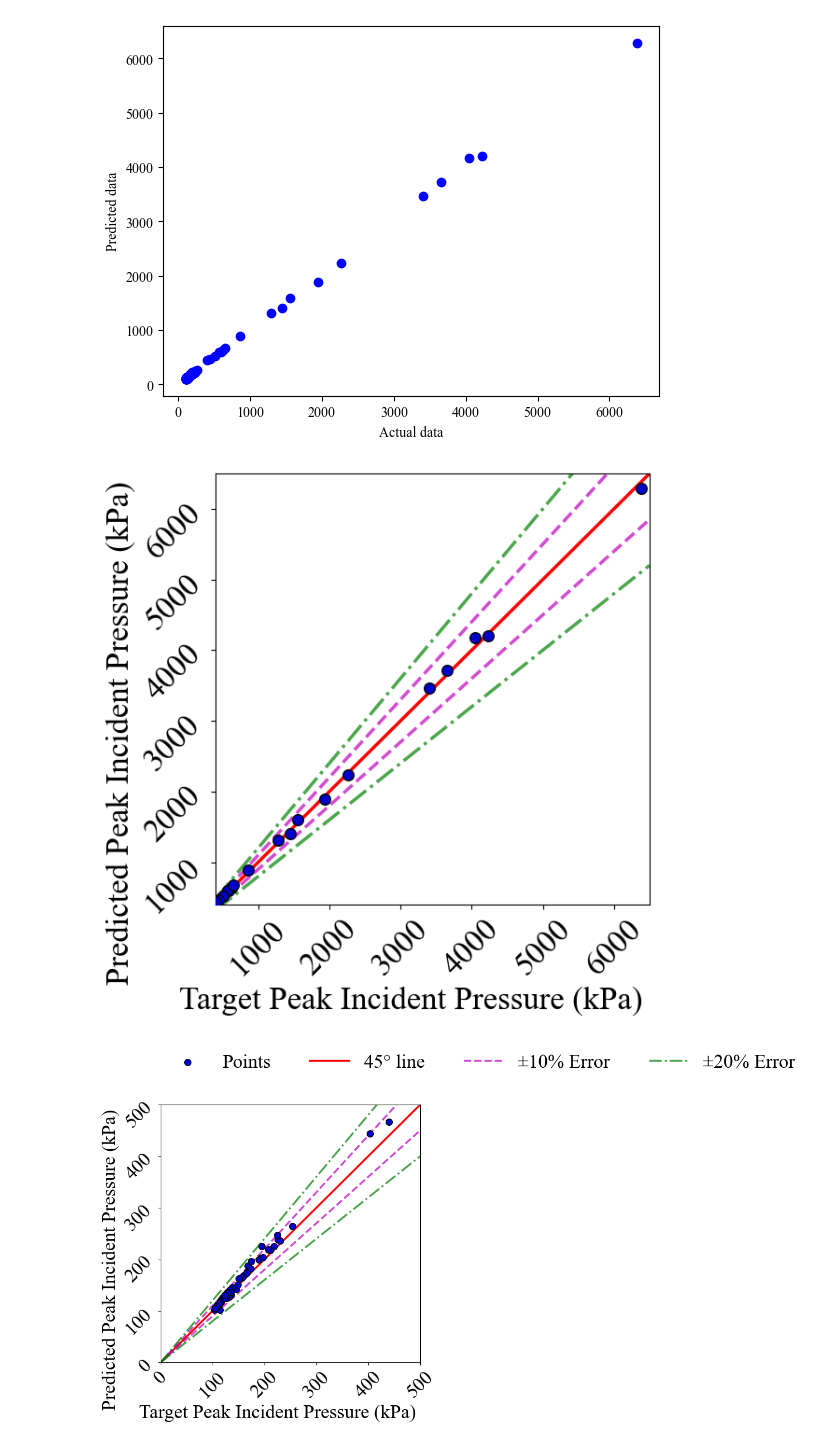
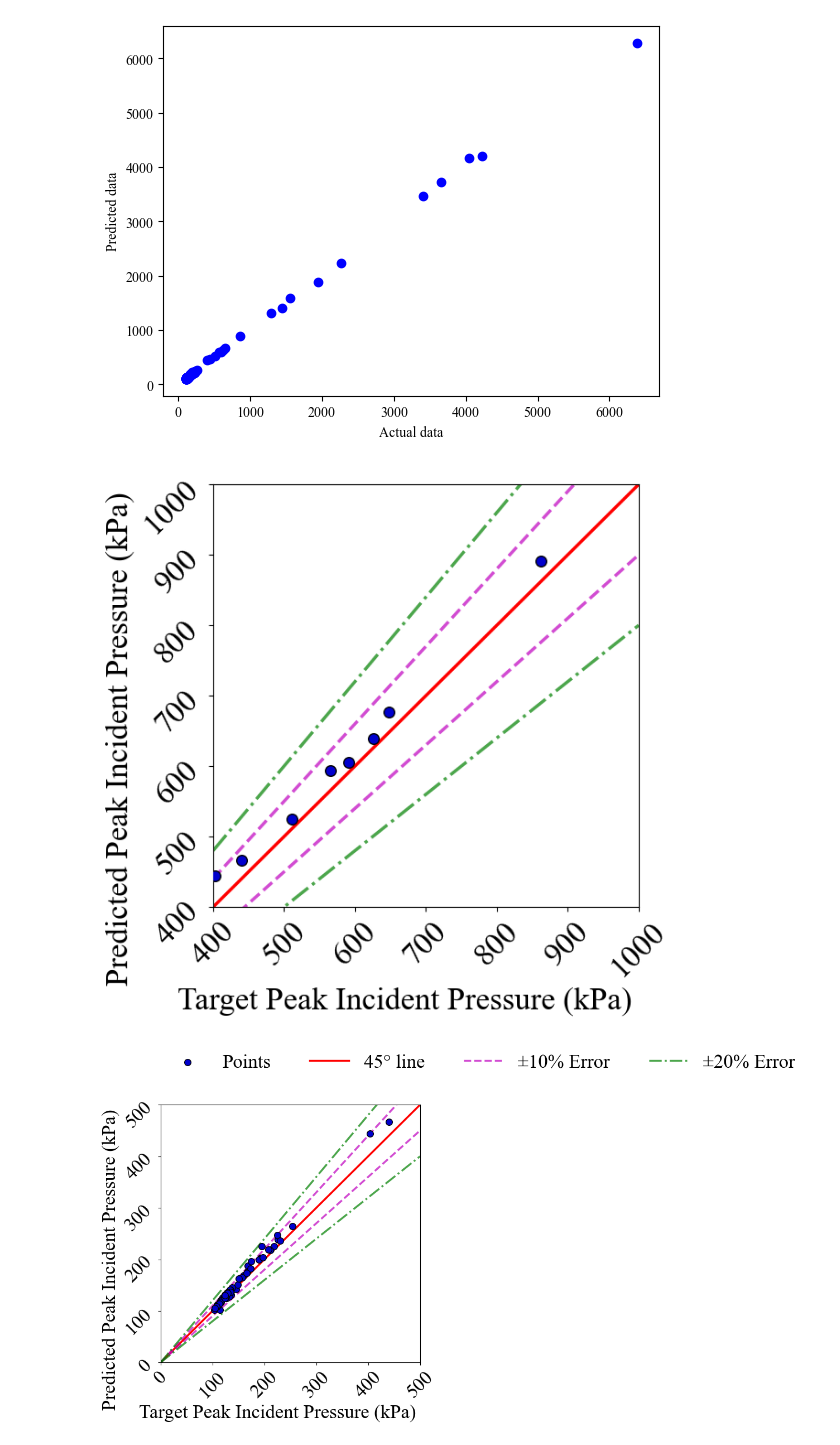
Before and after one commit to ChamodiWidanage/ANN_1D_2, a Jupyter notebook: Peak_Pressure/Peak_Pressure_ANN_model_4_final.ipynb, the cells around one changed output. Cells and saved outputs as stored; diff of their text form; code cells hidden in the pictures.

```diff
--- a/Peak_Pressure/Peak_Pressure_ANN_model_4_final.ipynb
+++ b/Peak_Pressure/Peak_Pressure_ANN_model_4_final.ipynb
@@ -293,38 +293,38 @@ ax1.scatter(y_test, y_pred, s=70, alpha=1, edgecolors="k",c='mediumblue',zorder=
 
 # Set the font to New Times Roman for all elements
 plt.rcParams['font.family'] = 'serif'
 plt.rcParams['font.serif'] = ['Times New Roman'] + plt.rcParams['font.serif']
 
 # Set ylabel with adjusted position
 ax1.set_ylabel('Predicted Peak Incident Pressure (kPa)',fontsize = 25, y=0.4)
 ax1.set_xlabel('Target Peak Incident Pressure (kPa)',fontsize = 25, x=0.45)
 
 #plt.ylabel('Predicted Peak Incident Pressure (kPa)',fontsize = 23)
 #plt.xlabel('Target Peak Incident Pressure (kPa)',fontsize = 25)
 plt.xticks(fontsize = 25, rotation=45)
 plt.yticks(fontsize = 25, rotation=45)
 
 
-x1 = np.linspace(400,6500)
+x1 = np.linspace(400,1000)
 
 ax1.spines['left'].set_color('black')        # setting up Y-axis tick color to red
 ax1.spines['bottom'].set_color('black')   #setting up above X-axis tick color to red
 
 plt.plot(x1, x1, 'Red', label='45\N{DEGREE SIGN} line',lw=2.5,alpha=1)
 plt.plot(x1, 1.1*x1, '--m', label='\u00B110% Error',lw=2.5,alpha=0.7)
 plt.plot(x1, 0.9*x1,'m', linestyle='--',lw=2.5,alpha=0.7)
 plt.plot(x1, 1.2*x1, '-.g', label='\u00B120% Error',lw=2.5,alpha=0.7)
 plt.plot(x1, 0.8*x1,'-.g',lw=2.5,alpha=0.7)
 
-plt.ylim(400, 6500)
-plt.xlim(400, 6500)
+plt.ylim(400, 1000)
+plt.xlim(400, 1000)
 #plt.legend(loc='lower right',fontsize = 25)
 
 #plt.grid()
-plt.savefig('plot1.png', dpi = 600, bbox_inches = 'tight')
+#plt.savefig('plot1.png', dpi = 600, bbox_inches = 'tight')
 plt.show()
 # %% [output]
-[figure, old version]
+[figure, new version]
 # %%
 from sklearn.metrics import r2_score
 # Initialize layout
```
Also changed, not shown: parts of 4 cells of this notebook, 15 other files.
